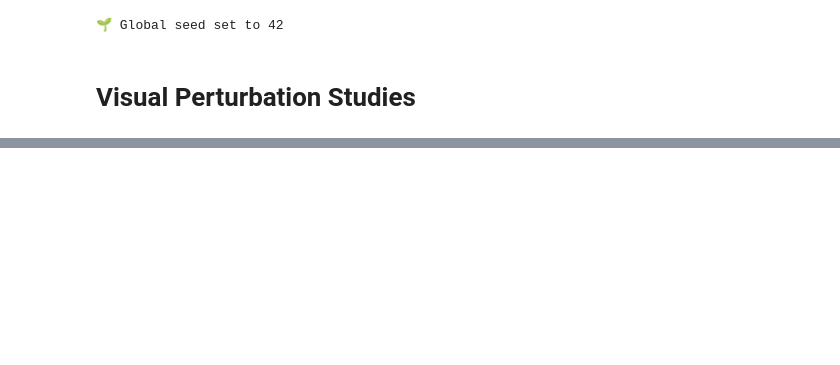
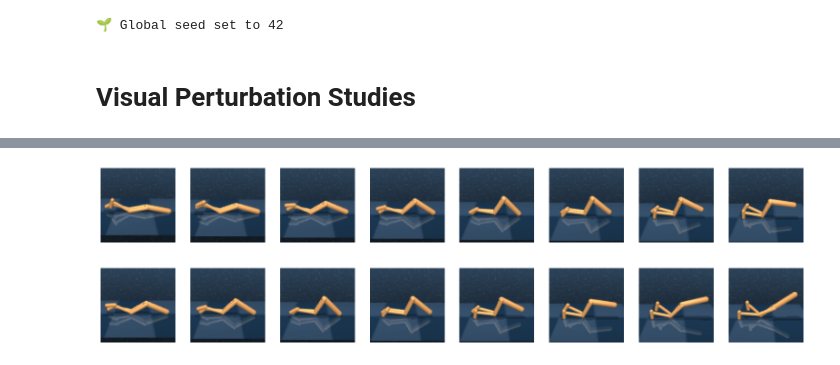
Before and after one commit to rkosova/reprod_vs_semantic, a Jupyter notebook: notebooks/perturbation_probe.ipynb, the cells around one changed output, grey strips where cells are left out. Drawn from its saved outputs; the diff is of its cells as text; code cells hidden in the pictures; blank space fills up the shorter version.

```diff
--- a/notebooks/perturbation_probe.ipynb
+++ b/notebooks/perturbation_probe.ipynb
@@ -111,4 +144,12 @@ PERTURBATION_A = v2.Compose([
 def perturb_clip(x: torch.tensor, perturbation: v2.Compose, sigma: float):
     epsilon = torch.randn_like(x) * sigma
     return perturbation((epsilon + x).clamp(0, 1))
+# %%
+af = fs_a[None] # Just checking that the transition indexing like above
+bf = fs_b[None] # is correct.
+draw_clip(af)
+draw_clip(bf)
+# %% [output]
+[figure, added]
+[figure, added]
 # %%
```
Also changed, not shown: parts of 6 cells of this notebook, 2 other files.
